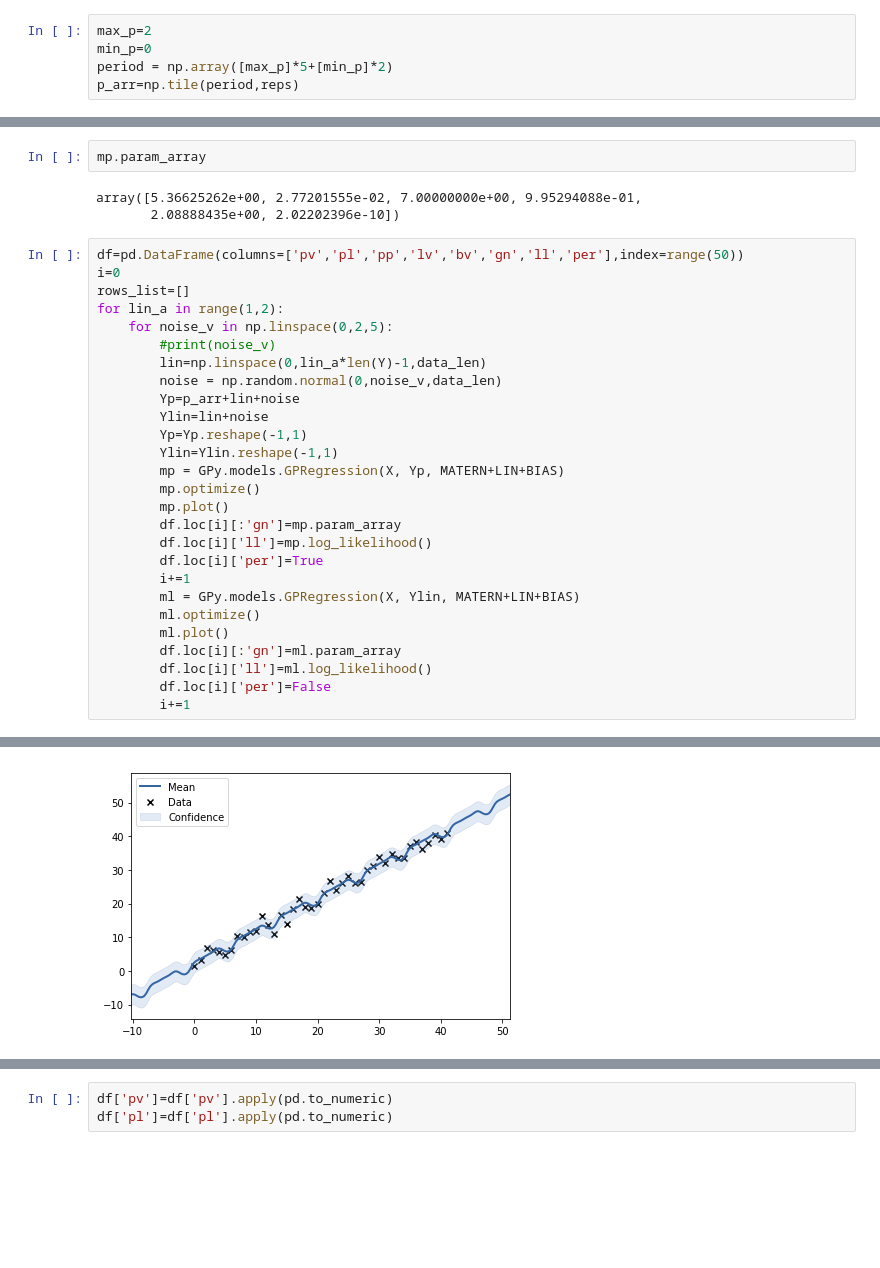
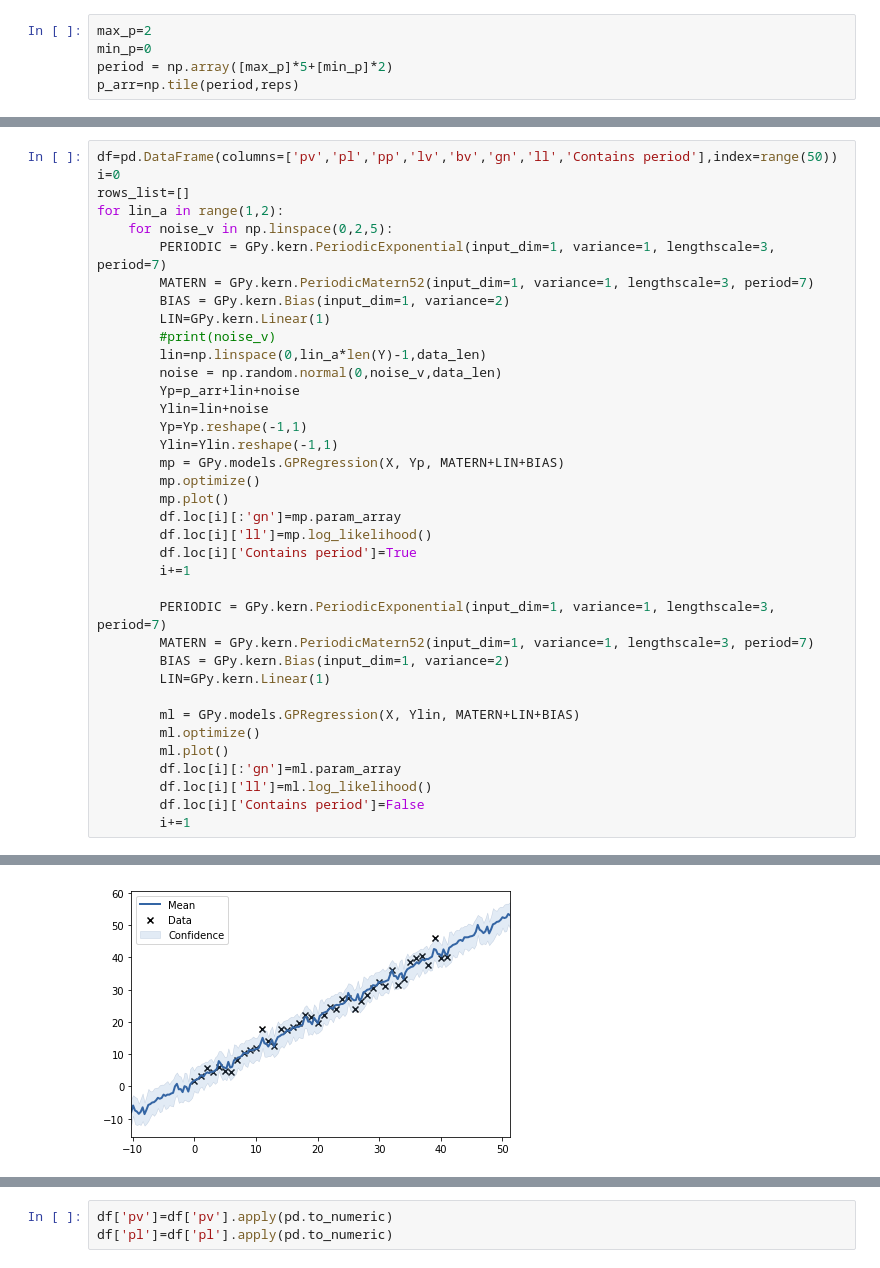
Before and after one commit to Tinkaa/Bitcoin_prediction, a Jupyter notebook: toydata.ipynb, the cells around one changed output, grey strips where cells are left out. Saved outputs shown, nothing was run; the diff lists cells and outputs as text; blank space fills up the shorter version.

```diff
--- a/toydata.ipynb
+++ b/toydata.ipynb
@@ -125,14 +110,13 @@ Updates: True
-# %%
-mp.param_array
-# %% [output]
-array([5.36625262e+00, 2.77201555e-02, 7.00000000e+00, 9.95294088e-01,
-       2.08888435e+00, 2.02202396e-10])
 # %%
-df=pd.DataFrame(columns=['pv','pl','pp','lv','bv','gn','ll','per'],index=range(50))
+df=pd.DataFrame(columns=['pv','pl','pp','lv','bv','gn','ll','Contains period'],index=range(50))
 i=0
 rows_list=[]
 for lin_a in range(1,2):
     for noise_v in np.linspace(0,2,5):
+        PERIODIC = GPy.kern.PeriodicExponential(input_dim=1, variance=1, lengthscale=3, period=7)
+        MATERN = GPy.kern.PeriodicMatern52(input_dim=1, variance=1, lengthscale=3, period=7)
+        BIAS = GPy.kern.Bias(input_dim=1, variance=2)
+        LIN=GPy.kern.Linear(1)
         #print(noise_v)
         lin=np.linspace(0,lin_a*len(Y)-1,data_len)
         noise = np.random.normal(0,noise_v,data_len)
@@ -145,14 +129,20 @@ for lin_a in range(1,2):
         mp.plot()
         df.loc[i][:'gn']=mp.param_array
         df.loc[i]['ll']=mp.log_likelihood()
-        df.loc[i]['per']=True
+        df.loc[i]['Contains period']=True
         i+=1
+
+        PERIODIC = GPy.kern.PeriodicExponential(input_dim=1, variance=1, lengthscale=3, period=7)
+        MATERN = GPy.kern.PeriodicMatern52(input_dim=1, variance=1, lengthscale=3, period=7)
+        BIAS = GPy.kern.Bias(input_dim=1, variance=2)
+        LIN=GPy.kern.Linear(1)
+
         ml = GPy.models.GPRegression(X, Ylin, MATERN+LIN+BIAS)
         ml.optimize()
         ml.plot()
         df.loc[i][:'gn']=ml.param_array
         df.loc[i]['ll']=ml.log_likelihood()
-        df.loc[i]['per']=False
+        df.loc[i]['Contains period']=False
         i+=1
 # %% [output]
 [figure]
@@ -164 +154 @@ for lin_a in range(1,2):
-[figure, old version]
+[figure, new version]
```
Also changed, not shown: parts of 7 cells of this notebook, 3 other files.
